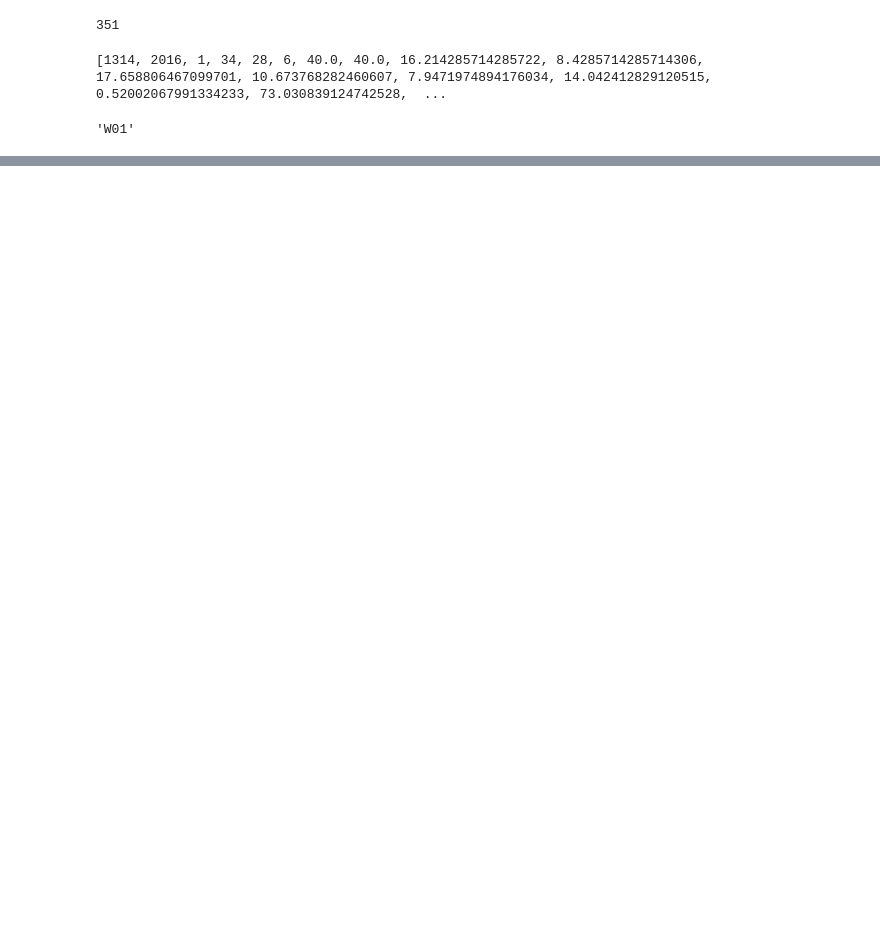
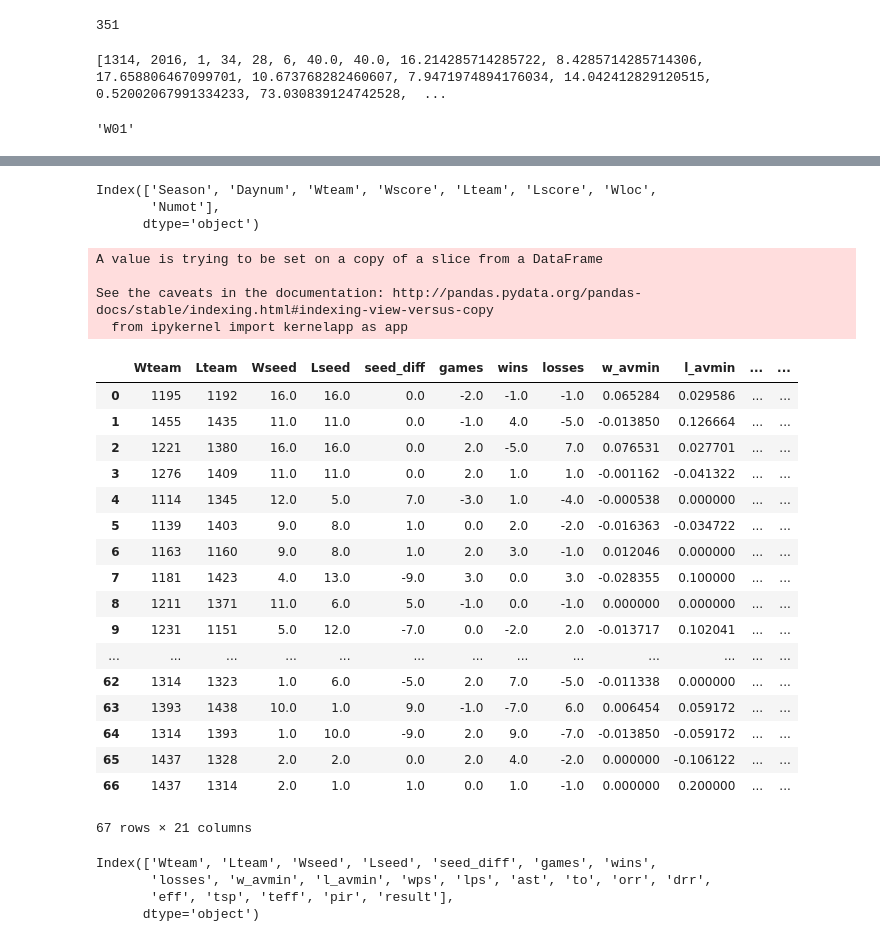
Before and after one commit to agbs2k8/Git_Tracked_Notebooks, a Jupyter notebook: 2017_March_Madness.ipynb, the cells around one changed output, grey strips where cells are left out. Drawn from its saved outputs; the diff is of its cells as text; code cells hidden in the pictures; blank space fills up the shorter version.

```diff
--- a/2017_March_Madness.ipynb
+++ b/2017_March_Madness.ipynb
@@ -542,0 +544,3 @@ season_df
+# %%
+season_df = pickle.load(open("D:\\ncaa_detailed_stats.pickle",'rb'))
+season_df.head()
@@ -564,0 +564,72 @@ tourney_teams
+# %%
+df_tcr.columns
+# %% [output]
+Index(['Season', 'Daynum', 'Wteam', 'Wscore', 'Lteam', 'Lscore', 'Wloc',
+       'Numot'],
+      dtype='object')
+# %%
+tcr16 = df_tcr[df_tcr['Season']==2016]
+tcr16.drop(labels=['Daynum', 'Wscore', 'Lscore', 'Wloc', 'Numot'], inplace=True, axis=1)
+df_winseeds = tourney_teams.rename(columns={'Team':'Wteam','Season':'Wseason', 'Seed':'Wseed','Games':'Wgames',
+                                              'Wins':'Wwins','Losses':'Wlosses','Wavg_mins':'Wwam','Lavg_mins':'Wlam',
+                                              'Wpoint_spread':'Wwps','Lpoint_spread':'Wlps','AST':'Wast','TO':'Wto','ORR':'Worr',
+                                              'DRR':'Wdrr','EFF':'Weff','TSP':'Wtsp','TEFF':'Wteff','PIR':'Wpir'})
+df_lossseeds = tourney_teams.rename(columns={'Team':'Lteam','Season':'Lseason' ,'Seed':'Lseed','Games':'Lgames',
+                                               'Wins':'Lwins','Losses':'Llosses','Wavg_mins':'Lwam','Lavg_mins':"Llam",
+                                               'Wpoint_spread':'Lwps','Lpoint_spread':'Llps','AST':'Last','TO':'Lto','ORR':'Lorr',
+                                               'DRR':'Ldrr','EFF':'Leff','TSP':'Ltsp','TEFF':'Lteff','PIR':'Lpir'})
+df_dummy = pd.merge(left=tcr16, right=df_winseeds, how='left', on=['Wteam'])
+df_concat = pd.merge(left=df_dummy, right=df_lossseeds, on=['Lteam'])
+df_concat.drop(labels=['Season','Wseason','Lseason'], inplace=True, axis=1)
+df_concat['seed_diff'] = df_concat.Wseed - df_concat.Lseed
+df_concat['games'] = df_concat.Wgames - df_concat.Lgames
+df_concat['wins'] = df_concat.Wwins - df_concat.Lwins
+df_concat['losses'] = df_concat.Wlosses - df_concat.Llosses
+df_concat['w_avmin'] = df_concat.Wwam - df_concat.Lwam
+df_concat['l_avmin'] = df_concat.Wlam - df_concat.Llam
+df_concat['wps'] = df_concat.Wwps - df_concat.Lwps
+df_concat['lps'] = df_concat.Wlps - df_concat.Llps
+df_concat['ast'] = df_concat.Wast - df_concat.Last
+df_concat['to'] = df_concat.Wto - df_concat.Lto
+df_concat['orr'] = df_concat.Worr - df_concat.Lorr
+df_concat['drr'] = df_concat.Wdrr - df_concat.Ldrr
+df_concat['eff'] = df_concat.Weff - df_concat.Leff
+df_concat['tsp'] = df_concat.Wtsp - df_concat.Ltsp
+df_concat['teff'] = df_concat.Wteff - df_concat.Lteff
+df_concat['pir'] = df_concat.Wpir - df_concat.Lpir
+df_concat.drop(labels = ['Wgames','Lgames','Wwins','Lwins','Wlosses','Llosses','Wwam','Lwam','Wlam','Llam',
+                        'Wwps','Lwps','Wlps','Llps','Wast','Last','Wto','Lto','Worr','Lorr','Wdrr','Ldrr',
+                        'Weff','Leff','Wtsp','Ltsp','Wteff','Lteff','Wpir','Lpir'], inplace = True, axis=1)
+df_concat['result'] = df_concat['Wseed'] < df_concat['Lseed']
+df_concat['result'] = df_concat['result'].astype(int)
+df_concat
+# %% [output]
+A value is trying to be set on a copy of a slice from a DataFrame
+
+See the caveats in the documentation: http://pandas.pydata.org/pandas-docs/stable/indexing.html#indexing-view-versus-copy
+  from ipykernel import kernelapp as app
+|  | Wteam | Lteam | Wseed | Lseed | seed_diff | games | wins | losses | w_avmin | l_avmin | ... | ... |
+| 0 | 1195 | 1192 | 16.0 | 16.0 | 0.0 | -2.0 | -1.0 | -1.0 | 0.065284 | 0.029586 | ... | ... |
+| 1 | 1455 | 1435 | 11.0 | 11.0 | 0.0 | -1.0 | 4.0 | -5.0 | -0.013850 | 0.126664 | ... | ... |
+| 2 | 1221 | 1380 | 16.0 | 16.0 | 0.0 | 2.0 | -5.0 | 7.0 | 0.076531 | 0.027701 | ... | ... |
+| 3 | 1276 | 1409 | 11.0 | 11.0 | 0.0 | 2.0 | 1.0 | 1.0 | -0.001162 | -0.041322 | ... | ... |
+| 4 | 1114 | 1345 | 12.0 | 5.0 | 7.0 | -3.0 | 1.0 | -4.0 | -0.000538 | 0.000000 | ... | ... |
+| 5 | 1139 | 1403 | 9.0 | 8.0 | 1.0 | 0.0 | 2.0 | -2.0 | -0.016363 | -0.034722 | ... | ... |
+| 6 | 1163 | 1160 | 9.0 | 8.0 | 1.0 | 2.0 | 3.0 | -1.0 | 0.012046 | 0.000000 | ... | ... |
+| 7 | 1181 | 1423 | 4.0 | 13.0 | -9.0 | 3.0 | 0.0 | 3.0 | -0.028355 | 0.100000 | ... | ... |
+| 8 | 1211 | 1371 | 11.0 | 6.0 | 5.0 | -1.0 | 0.0 | -1.0 | 0.000000 | 0.000000 | ... | ... |
+| 9 | 1231 | 1151 | 5.0 | 12.0 | -7.0 | 0.0 | -2.0 | 2.0 | -0.013717 | 0.102041 | ... | ... |
+| ... | ... | ... | ... | ... | ... | ... | ... | ... | ... | ... | ... | ... |
+| 62 | 1314 | 1323 | 1.0 | 6.0 | -5.0 | 2.0 | 7.0 | -5.0 | -0.011338 | 0.000000 | ... | ... |
+| 63 | 1393 | 1438 | 10.0 | 1.0 | 9.0 | -1.0 | -7.0 | 6.0 | 0.006454 | 0.059172 | ... | ... |
+| 64 | 1314 | 1393 | 1.0 | 10.0 | -9.0 | 2.0 | 9.0 | -7.0 | -0.013850 | -0.059172 | ... | ... |
+| 65 | 1437 | 1328 | 2.0 | 2.0 | 0.0 | 2.0 | 4.0 | -2.0 | 0.000000 | -0.106122 | ... | ... |
+| 66 | 1437 | 1314 | 2.0 | 1.0 | 1.0 | 0.0 | 1.0 | -1.0 | 0.000000 | 0.200000 | ... | ... |
+67 rows × 21 columns
+# %%
+df_concat.columns
+# %% [output]
+Index(['Wteam', 'Lteam', 'Wseed', 'Lseed', 'seed_diff', 'games', 'wins',
+       'losses', 'w_avmin', 'l_avmin', 'wps', 'lps', 'ast', 'to', 'orr', 'drr',
+       'eff', 'tsp', 'teff', 'pir', 'result'],
+      dtype='object')
```
Also changed, not shown: parts of 32 cells of this notebook, 2 other files.
